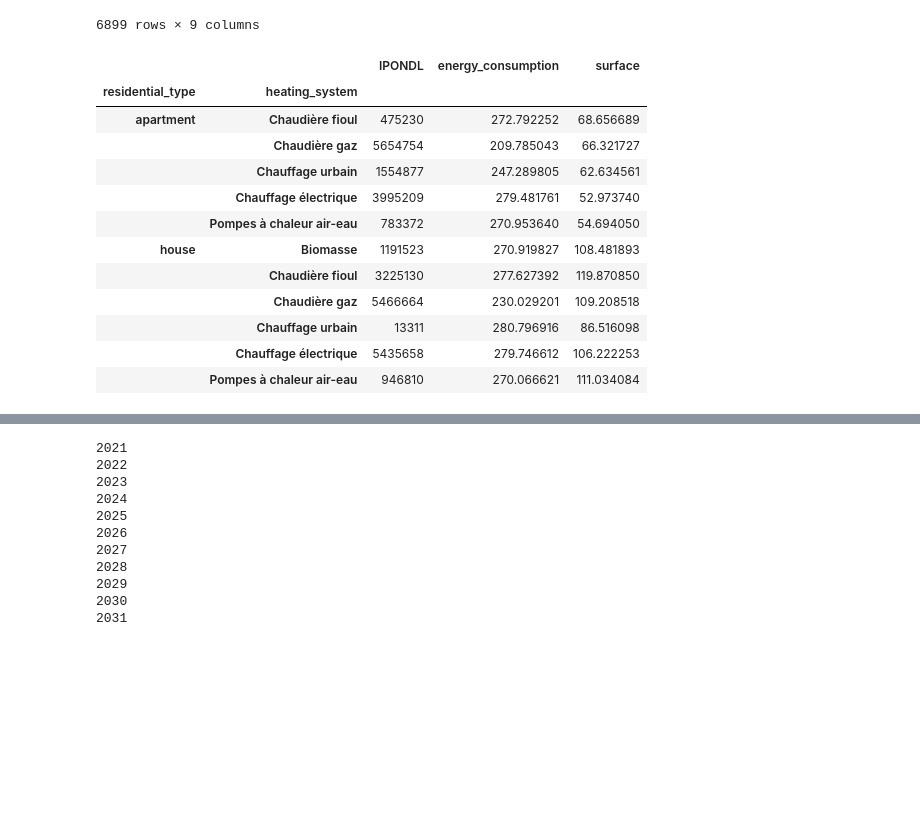
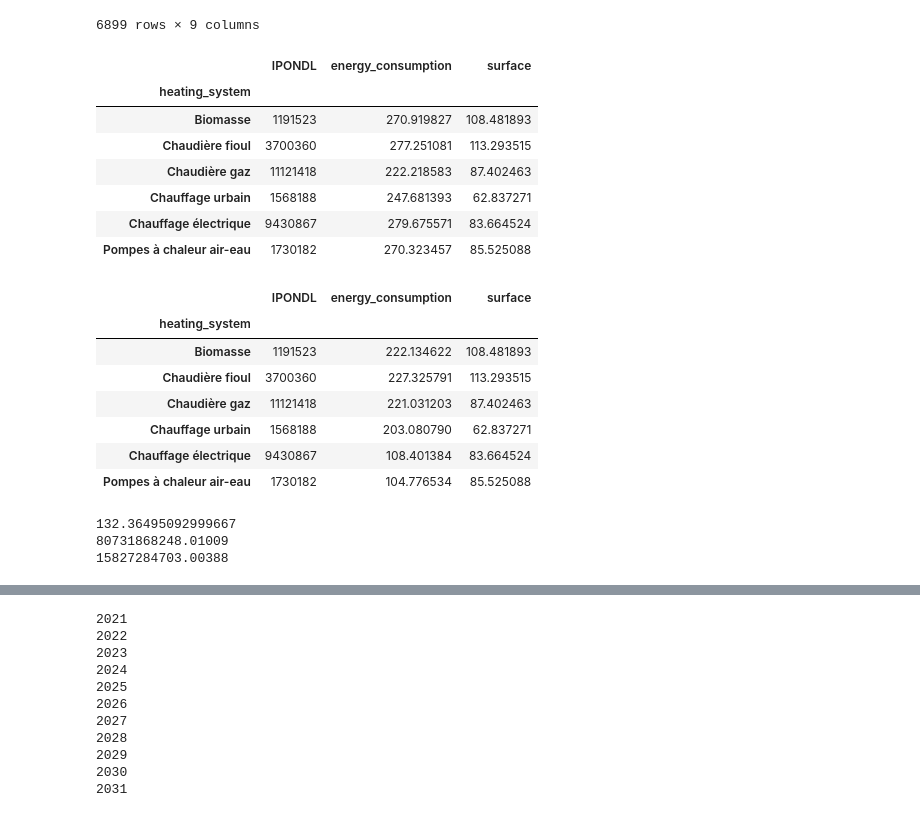
Before and after one commit to robingirard/Energy-Alternatives-Planning, a Jupyter notebook: Data/input/Conso_model/Bati/Modele_DPE_logements.ipynb, the cells around one changed output, grey strips where cells are left out. Saved outputs shown, nothing was run; the diff lists cells and outputs as text; code cells hidden in the pictures; blank space fills up the shorter version.

Commit message:
Modifs modèle consommation

```diff
--- a/Data/input/Conso_model/Bati/Modele_DPE_logements.ipynb
+++ b/Data/input/Conso_model/Bati/Modele_DPE_logements.ipynb
@@ -200,23 +200,18 @@ base_dpe_df
 # %%
 # Modes de chauffage corrigés
 copy3_dpe_df=base_dpe_df.copy(deep=True)
 copy3_dpe_df["surface"]=copy3_dpe_df["surface"]*copy3_dpe_df["IPONDL"]
 copy3_dpe_df["energy_consumption"]=copy3_dpe_df["surface"]*copy3_dpe_df["energy_consumption"]
-energy3_class_df=copy3_dpe_df.groupby(["residential_type","heating_system"]).sum()
+energy3_class_df=copy3_dpe_df.groupby(["heating_system"]).sum()
 energy3_class_df["energy_consumption"]=energy3_class_df["energy_consumption"]/energy3_class_df["surface"]
 energy3_class_df["surface"]=energy3_class_df["surface"]/energy3_class_df["IPONDL"]
 energy3_class_df
 # %% [output]
-|  |  | IPONDL | energy_consumption | surface |
-| residential_type | heating_system |  |  |  |
-| apartment | Chaudière fioul | 475230 | 272.792252 | 68.656689 |
-|  | Chaudière gaz | 5654754 | 209.785043 | 66.321727 |
-|  | Chauffage urbain | 1554877 | 247.289805 | 62.634561 |
-|  | Chauffage électrique | 3995209 | 279.481761 | 52.973740 |
-|  | Pompes à chaleur air-eau | 783372 | 270.953640 | 54.694050 |
-| house | Biomasse | 1191523 | 270.919827 | 108.481893 |
-|  | Chaudière fioul | 3225130 | 277.627392 | 119.870850 |
-|  | Chaudière gaz | 5466664 | 230.029201 | 109.208518 |
-|  | Chauffage urbain | 13311 | 280.796916 | 86.516098 |
-|  | Chauffage électrique | 5435658 | 279.746612 | 106.222253 |
-|  | Pompes à chaleur air-eau | 946810 | 270.066621 | 111.034084 |
+|  | IPONDL | energy_consumption | surface |
+| heating_system |  |  |  |
+| Biomasse | 1191523 | 270.919827 | 108.481893 |
+| Chaudière fioul | 3700360 | 277.251081 | 113.293515 |
+| Chaudière gaz | 11121418 | 222.218583 | 87.402463 |
+| Chauffage urbain | 1568188 | 247.681393 | 62.837271 |
+| Chauffage électrique | 9430867 | 279.675571 | 83.664524 |
+| Pompes à chaleur air-eau | 1730182 | 270.323457 | 85.525088 |
@@ -223,3 +254,37 @@ energy3_class_df
+# %%
+# Energie par mode de chauffage
+copy3_dpe_df=base_dpe_df.copy(deep=True)
+copy3_dpe_df["surface"]=copy3_dpe_df["surface"]*copy3_dpe_df["IPONDL"]
+copy3_dpe_df["energy_consumption"]=copy3_dpe_df["surface"]*copy3_dpe_df["energy_consumption"]
+energy3_class_df=copy3_dpe_df.groupby(["heating_system"]).sum()
+energy3_class_df["energy_consumption"]=energy3_class_df["energy_consumption"]/energy3_class_df["surface"]
+energy3_class_df["surface"]=energy3_class_df["surface"]/energy3_class_df["IPONDL"]
+energy3_class_df
+# %% [output]
+|  | IPONDL | energy_consumption | surface |
+| heating_system |  |  |  |
+| Biomasse | 1191523 | 222.134622 | 108.481893 |
+| Chaudière fioul | 3700360 | 227.325791 | 113.293515 |
+| Chaudière gaz | 11121418 | 221.031203 | 87.402463 |
+| Chauffage urbain | 1568188 | 203.080790 | 62.837271 |
+| Chauffage électrique | 9430867 | 108.401384 | 83.664524 |
+| Pompes à chaleur air-eau | 1730182 | 104.776534 | 85.525088 |
+# %%
+# Calcul de la consommation réelle, ajustement des coefficients de correction
+copy32_dpe_df=base_dpe_df.copy(deep=True)
+d_corr_class={"A":1.3,"B":1.1,"C":0.85,"D":0.75,"E":0.65,"F":0.6,"G":0.55}
+copy32_dpe_df["energy_consumption"]=copy32_dpe_df["energy_consumption"]*copy32_dpe_df["energy_class"].apply(lambda x: d_corr_class[x])
+copy32_dpe_df["surface"]=copy32_dpe_df["surface"]*copy32_dpe_df["IPONDL"]
+copy32_dpe_df["energy_consumption"]=copy32_dpe_df["energy_consumption"]*copy32_dpe_df["surface"]
+print(copy32_dpe_df["energy_consumption"].sum()/copy32_dpe_df["surface"].sum())
+print(copy32_dpe_df.loc[(copy32_dpe_df.heating_system=="Chauffage électrique"),"energy_consumption"].sum()
+      +copy32_dpe_df.loc[(copy32_dpe_df.heating_system=="Pompes à chaleur air-eau"),"energy_consumption"].sum()/2.8)
+print(18.8*(copy32_dpe_df.loc[(copy32_dpe_df.heating_system=="Chauffage électrique"),"surface"].sum()
+      +copy32_dpe_df.loc[(copy32_dpe_df.heating_system=="Pompes à chaleur air-eau"),"surface"].sum()/2.8))
+# %% [output]
+132.36495092999667
+80731868248.01009
+15827284703.00388
 # %%
 # Répartitions des surfaces et statuts d'occupation appartements/maisons
 copy4_dpe_df=base_dpe_df.copy(deep=True)
```
Also changed, not shown: parts of 6 cells of this notebook, 25 other files.
